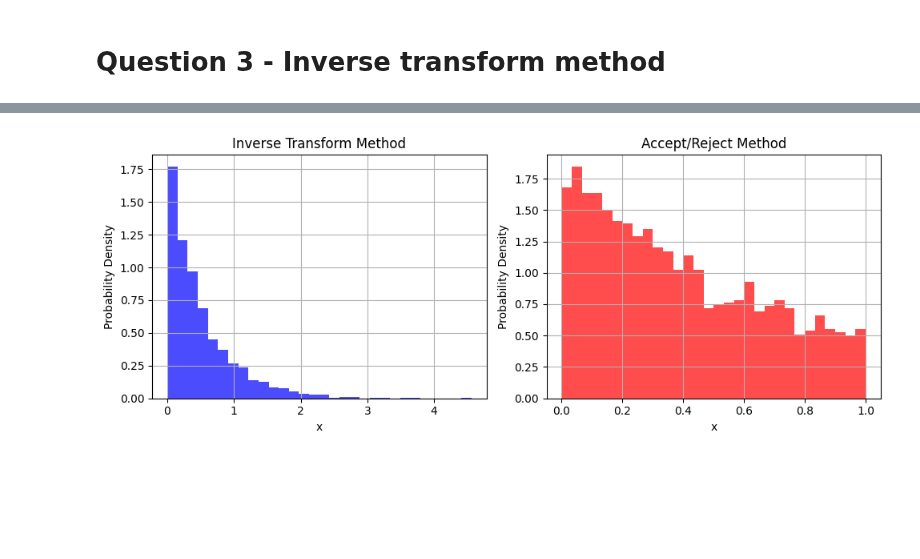
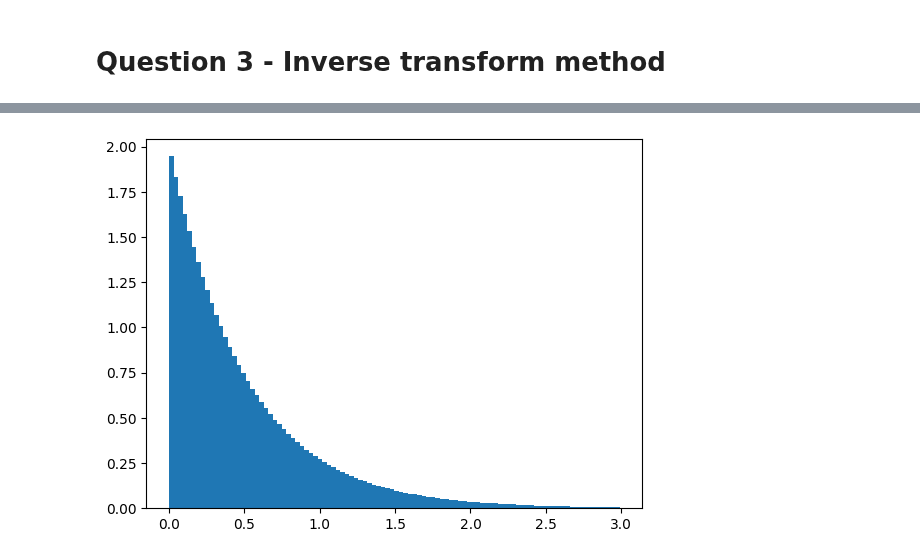
Before and after one commit to chandan-kumarsahu/P452-Computational-Physics, a Jupyter notebook: Assignment_4/As4.ipynb, the cells around one changed output, grey strips where cells are left out. Drawn from its saved outputs; the diff is of its cells as text; code cells hidden in the pictures; blank space fills up the shorter version.

```diff
--- a/Assignment_4/As4.ipynb
+++ b/Assignment_4/As4.ipynb
@@ -133,45 +115,29 @@ plt.show()
-# %%
-import numpy as np
-import matplotlib.pyplot as plt
-
-# Inverse Transform Method
-def inverse_transform_exp(n):
-    u = np.random.uniform(0, 1, n)
-    return -np.log(1 - u) / 2
-
-# Accept/Reject Method
-def accept_reject_exp(n):
-    samples = []
-    while len(samples) < n:
-        v = np.random.uniform(0, 1)  # Sample from q(x)
-        u = np.random.uniform(0, 1)
-        if u <= np.exp(-2 * v) / (2 - v):
-            samples.append(v)
-    return np.array(samples)
-
-# Generate samples using both methods
-n_samples = 2000
-samples_inv_transform = inverse_transform_exp(n_samples)
-samples_accept_reject = accept_reject_exp(n_samples)
-
-# Plot histograms
-plt.figure(figsize=(10, 4))
-
-plt.subplot(1, 2, 1)
-plt.hist(samples_inv_transform, bins=30, density=True, color='blue', alpha=0.7)
-plt.title('Inverse Transform Method')
-plt.xlabel('x')
-plt.ylabel('Probability Density')
-plt.grid(True)
-
-plt.subplot(1, 2, 2)
-plt.hist(samples_accept_reject, bins=30, density=True, color='red', alpha=0.7)
-plt.title('Accept/Reject Method')
-plt.xlabel('x')
-plt.ylabel('Probability Density')
-plt.grid(True)
-
-plt.tight_layout()
-plt.show()
-# %% [output]
-[figure, removed]
+# %%
+def random_genQ1(a,m,x0=1):
+    R=np.ones(m)
+    R[0]=x0
+    for i in range(1,m):
+        R[i]=a*R[i-1]%m
+    return(R/m)
+
+def random_gen(a,m,i,f,x0=1):
+    Ran=random_genQ1(a,m,x0)
+    return(i+(f-i)*Ran)
+
+def INT_MONT_var(integrand,funcsample,Invfunc,N=1000):
+    t=Invfunc(random_gen(469,N,0,1))
+    # plt.hist(t,20)
+    f=sum(integrand(t)/funcsample(t))
+    f2=sum((integrand(t)/funcsample(t))**2)
+    F=f/N
+    variance=f2/N-(f/N)**2
+    return(F,variance)
+# %%
+def func3_1(x):
+    return(-0.5*np.log(1-(1-np.exp(-6))*x))
+
+t1=func3_1(random_gen(439,1000000,0,1))
+plt.hist(t1,100,density=True)
+plt.show()
+# %% [output]
+[figure, added]
```
Also changed, not shown: parts of 14 cells of this notebook, 25 other files.
